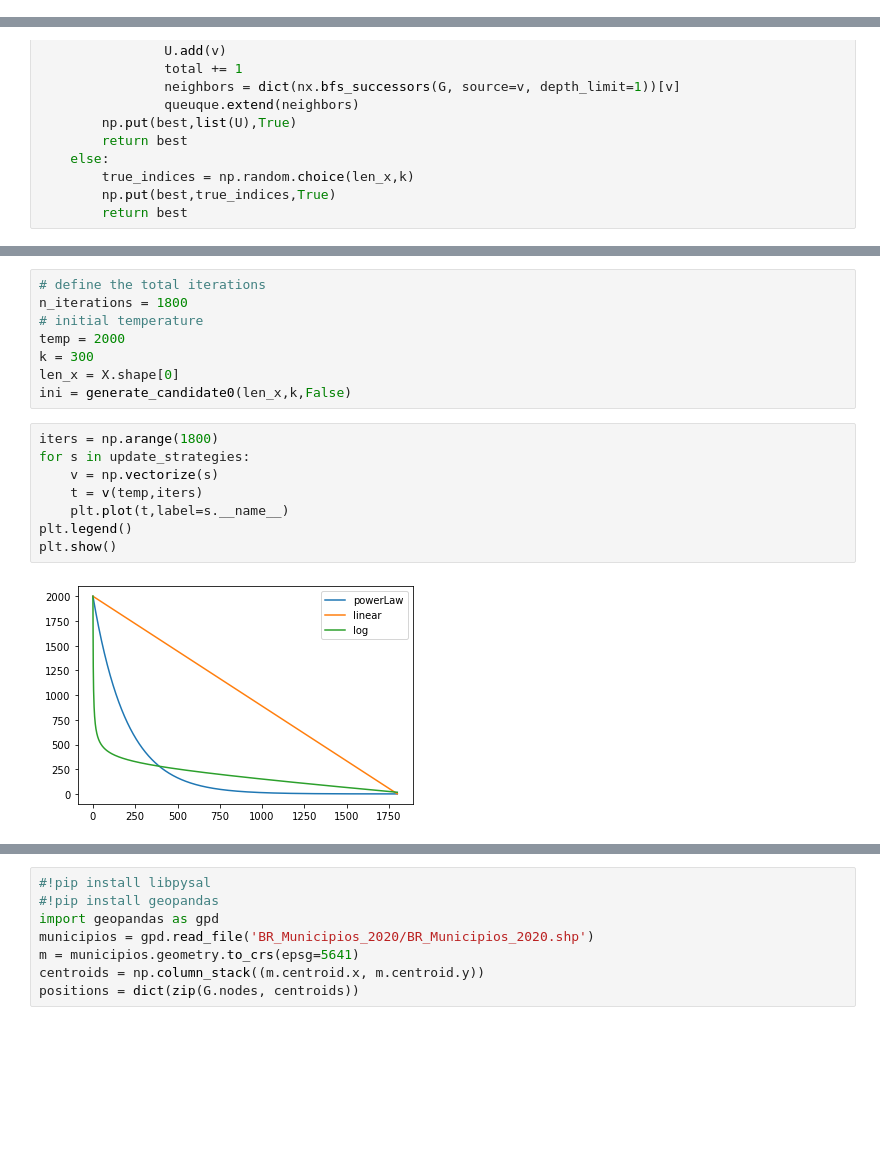
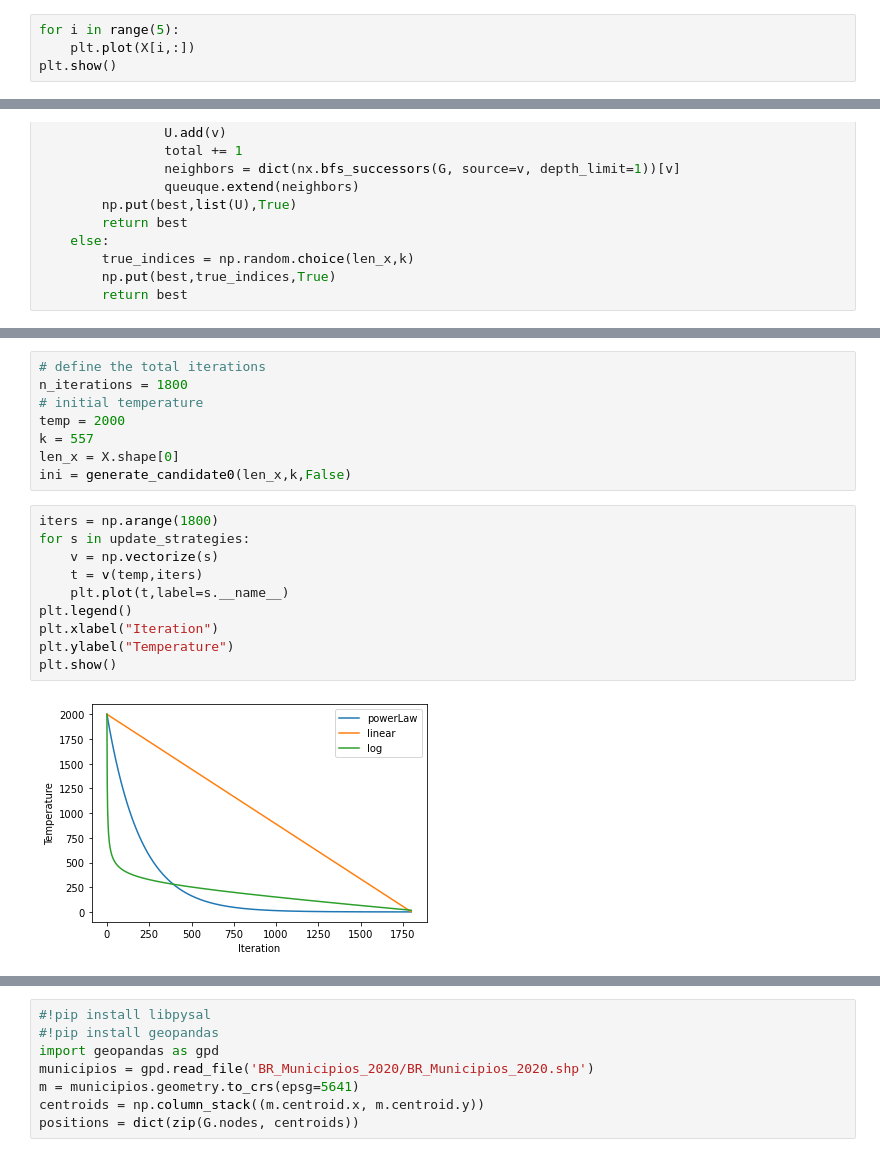
Before and after one commit to FelipeSchreiber/BR_COVID_SPATIAL_TIMESERIES, a Jupyter notebook: SimulatedAnnealingLogDet.ipynb, the cells around one changed output, grey strips where cells are left out. Cells and saved outputs as stored; diff of their text form; blank space fills up the shorter version.

```diff
--- a/SimulatedAnnealingLogDet.ipynb
+++ b/SimulatedAnnealingLogDet.ipynb
@@ -50,3 +51,7 @@ for group, data in grouped:
     if data_dict[i] != str(group)[:-2]:
         print(data_dict[i],group)
     i += 1
+# %%
+for i in range(5):
+    plt.plot(X[i,:])
+plt.show()
@@ -176,17 +232,19 @@ def simulated_annealing(objective, n_iterations, temp, X, k,update_estrategy=lin
 n_iterations = 1800
 # initial temperature
 temp = 2000
-k = 300
+k = 557
 len_x = X.shape[0]
 ini = generate_candidate0(len_x,k,False)
 # %%
 iters = np.arange(1800)
 for s in update_strategies:
     v = np.vectorize(s)
     t = v(temp,iters)
     plt.plot(t,label=s.__name__)
 plt.legend()
+plt.xlabel("Iteration")
+plt.ylabel("Temperature")
 plt.show()
 # %% [output]
-[figure, old version]
+[figure, new version]
 # %%
```
Also changed, not shown: parts of 33 cells of this notebook.
